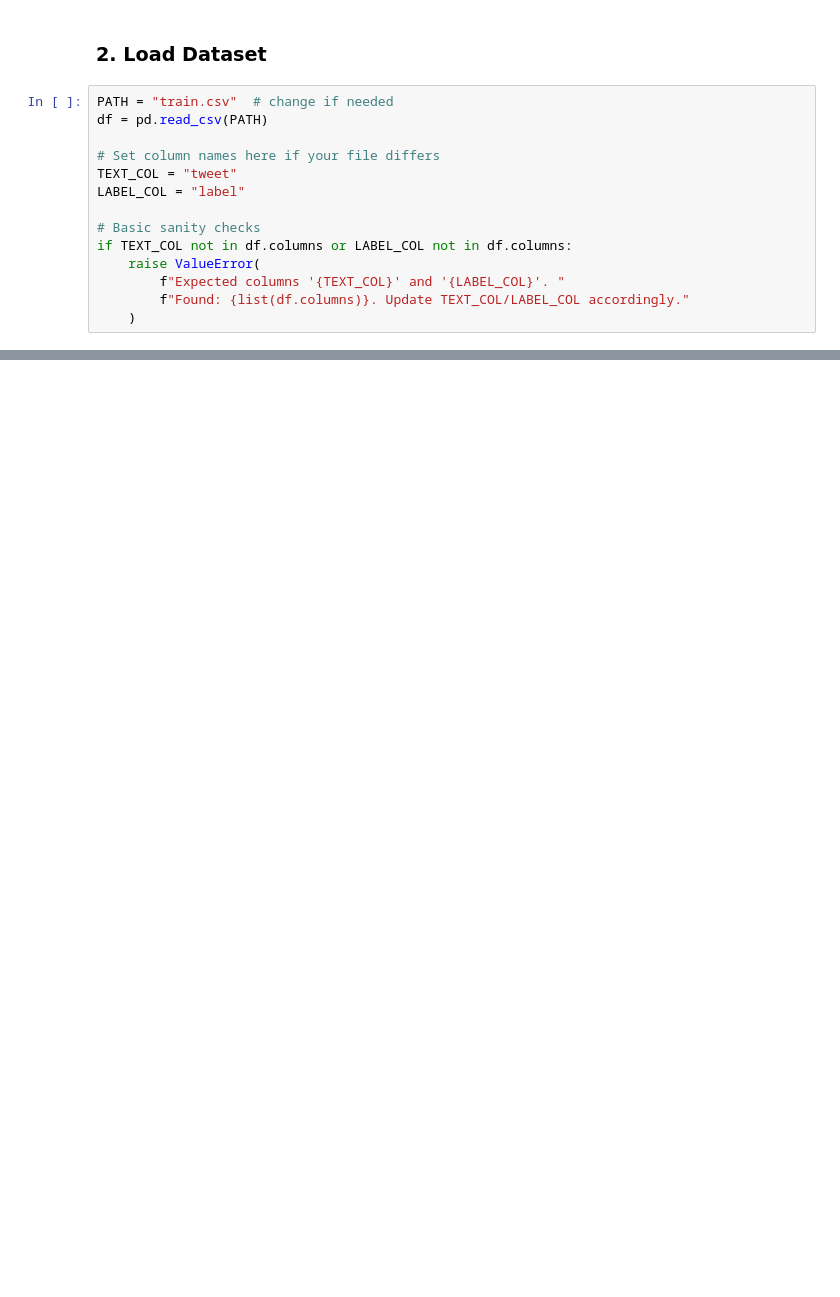
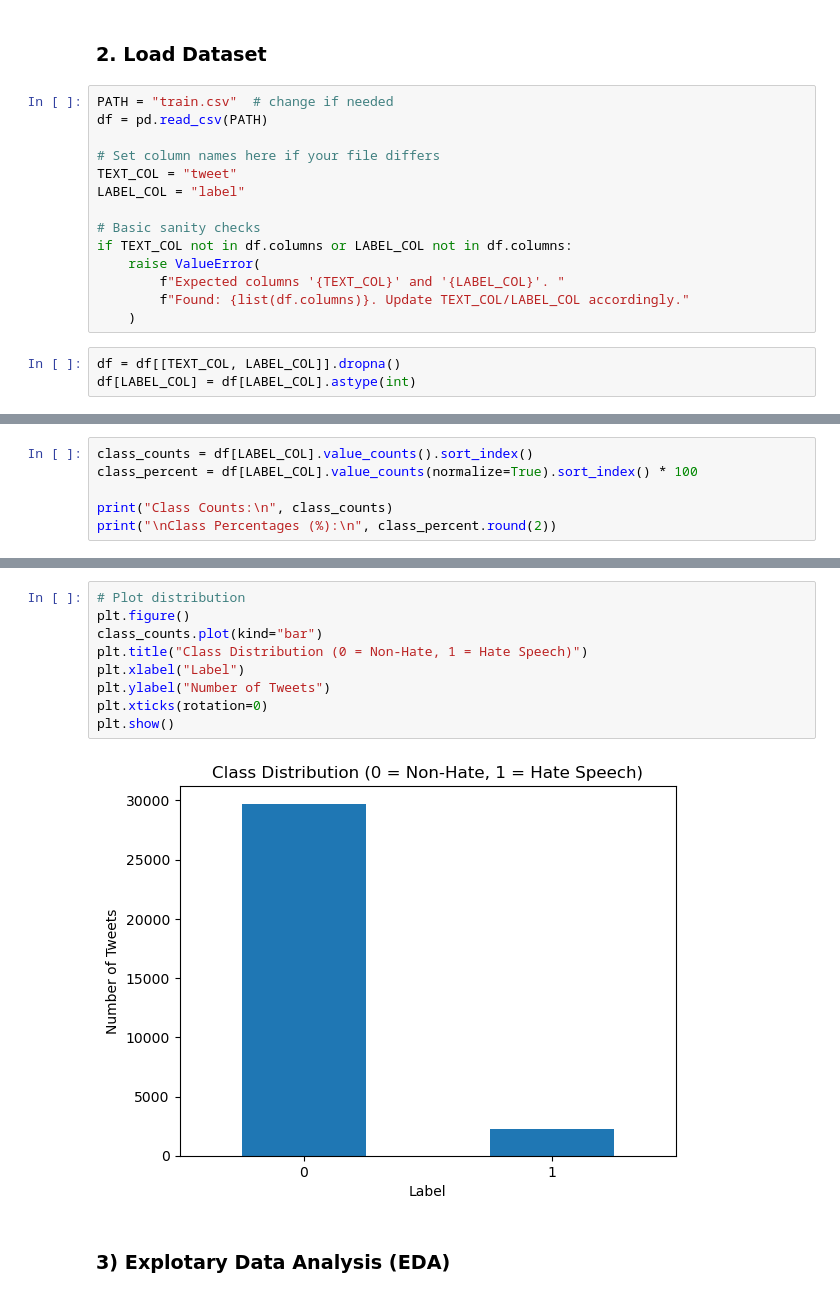
Before and after one commit to pabisha0098/Applied-Machine-Learning, a Jupyter notebook: 22067308 Pabisha Bhatta.ipynb, the cells around one changed output, grey strips where cells are left out. Saved outputs shown, nothing was run; the diff lists cells and outputs as text; blank space fills up the shorter version.

```diff
--- a/22067308 Pabisha Bhatta.ipynb
+++ b/22067308 Pabisha Bhatta.ipynb
@@ -30,3 +44,6 @@ if TEXT_COL not in df.columns or LABEL_COL not in df.columns:
         f"Expected columns '{TEXT_COL}' and '{LABEL_COL}'. "
         f"Found: {list(df.columns)}. Update TEXT_COL/LABEL_COL accordingly."
     )
+# %%
+df = df[[TEXT_COL, LABEL_COL]].dropna()
+df[LABEL_COL] = df[LABEL_COL].astype(int)
@@ -32,0 +61,6 @@ if TEXT_COL not in df.columns or LABEL_COL not in df.columns:
+# %%
+class_counts = df[LABEL_COL].value_counts().sort_index()
+class_percent = df[LABEL_COL].value_counts(normalize=True).sort_index() * 100
+
+print("Class Counts:\n", class_counts)
+print("\nClass Percentages (%):\n", class_percent.round(2))
@@ -32,0 +79,13 @@ if TEXT_COL not in df.columns or LABEL_COL not in df.columns:
+# %%
+# Plot distribution
+plt.figure()
+class_counts.plot(kind="bar")
+plt.title("Class Distribution (0 = Non-Hate, 1 = Hate Speech)")
+plt.xlabel("Label")
+plt.ylabel("Number of Tweets")
+plt.xticks(rotation=0)
+plt.show()
+# %% [output]
+[figure, added]
+# %% [markdown]
+### 3) Explotary Data Analysis (EDA)
```
Also changed, not shown: parts of 22 cells of this notebook.
